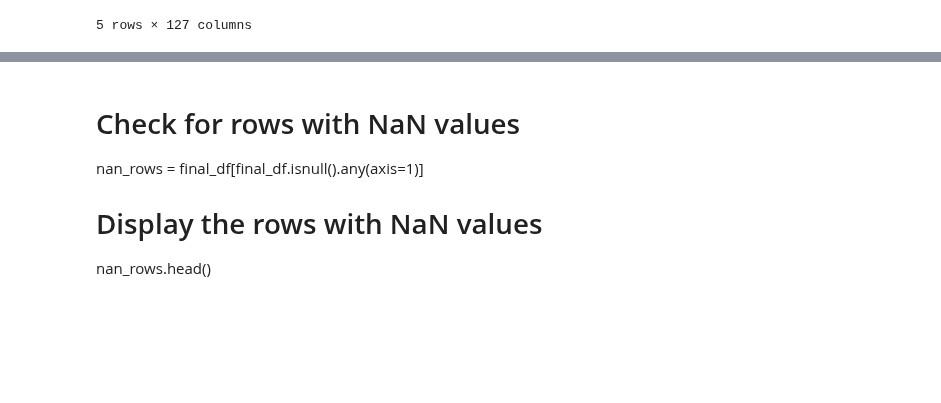
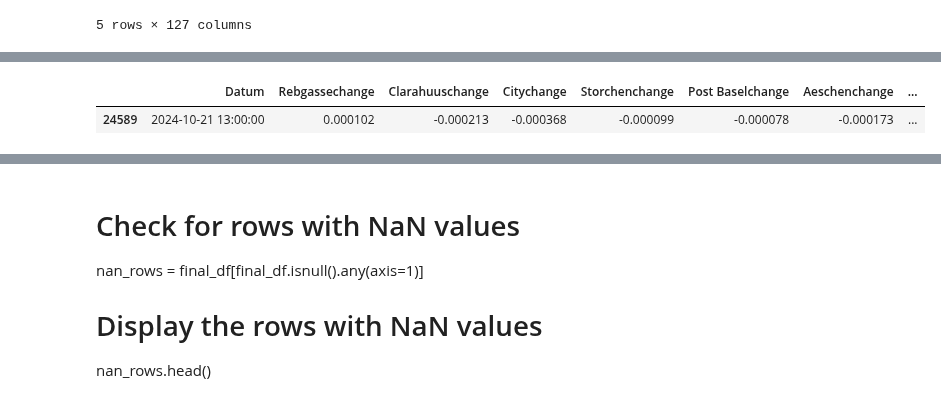
Before and after one commit to joejoejoejor/Its-Wekk, a Jupyter notebook: 4 - Data/1 - Max/Max_merge.ipynb, the cells around one changed output, grey strips where cells are left out. Drawn from its saved outputs; the diff is of its cells as text; code cells hidden in the pictures; blank space fills up the shorter version.

```diff
--- a/4 - Data/1 - Max/Max_merge.ipynb
+++ b/4 - Data/1 - Max/Max_merge.ipynb
@@ -178,3 +193,8 @@ Name: Hour, dtype: int64
+# %%
+Parkhäuser[Parkhäuser["Datum"] == "2024-10-21 13:00:00"]
+# %% [output]
+|  | Datum | Rebgassechange | Clarahuuschange | Citychange | Storchenchange | Post Baselchange | Aeschenchange | ... |
+| 24589 | 2024-10-21 13:00:00 | 0.000102 | -0.000213 | -0.000368 | -0.000099 | -0.000078 | -0.000173 | ... |
 # %%
 
 final_df['Datum'] = final_df.apply(lambda row: row['Datum'].replace(hour=row['Hour']), axis=1)
```
Also changed, not shown: parts of 6 cells of this notebook, 1 other file.
